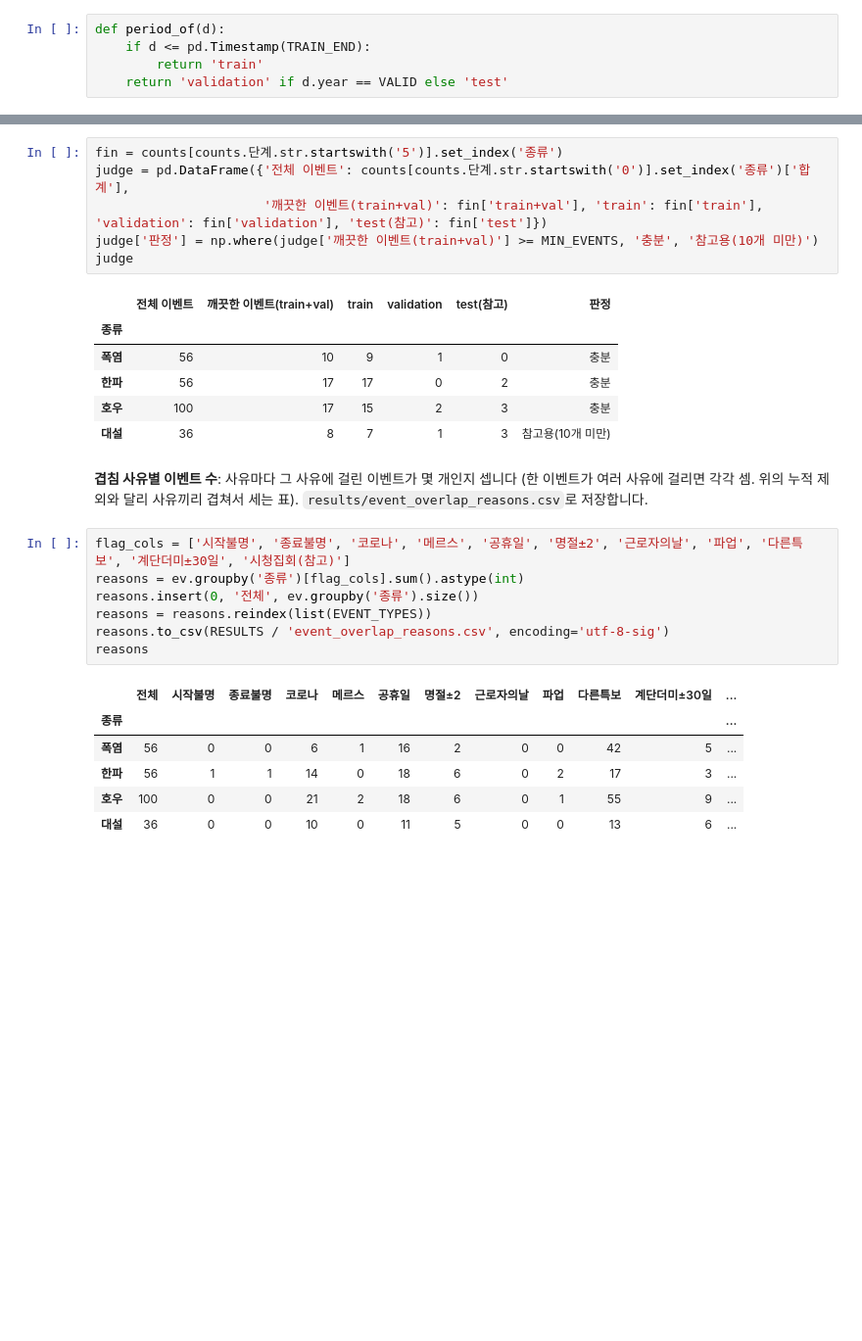
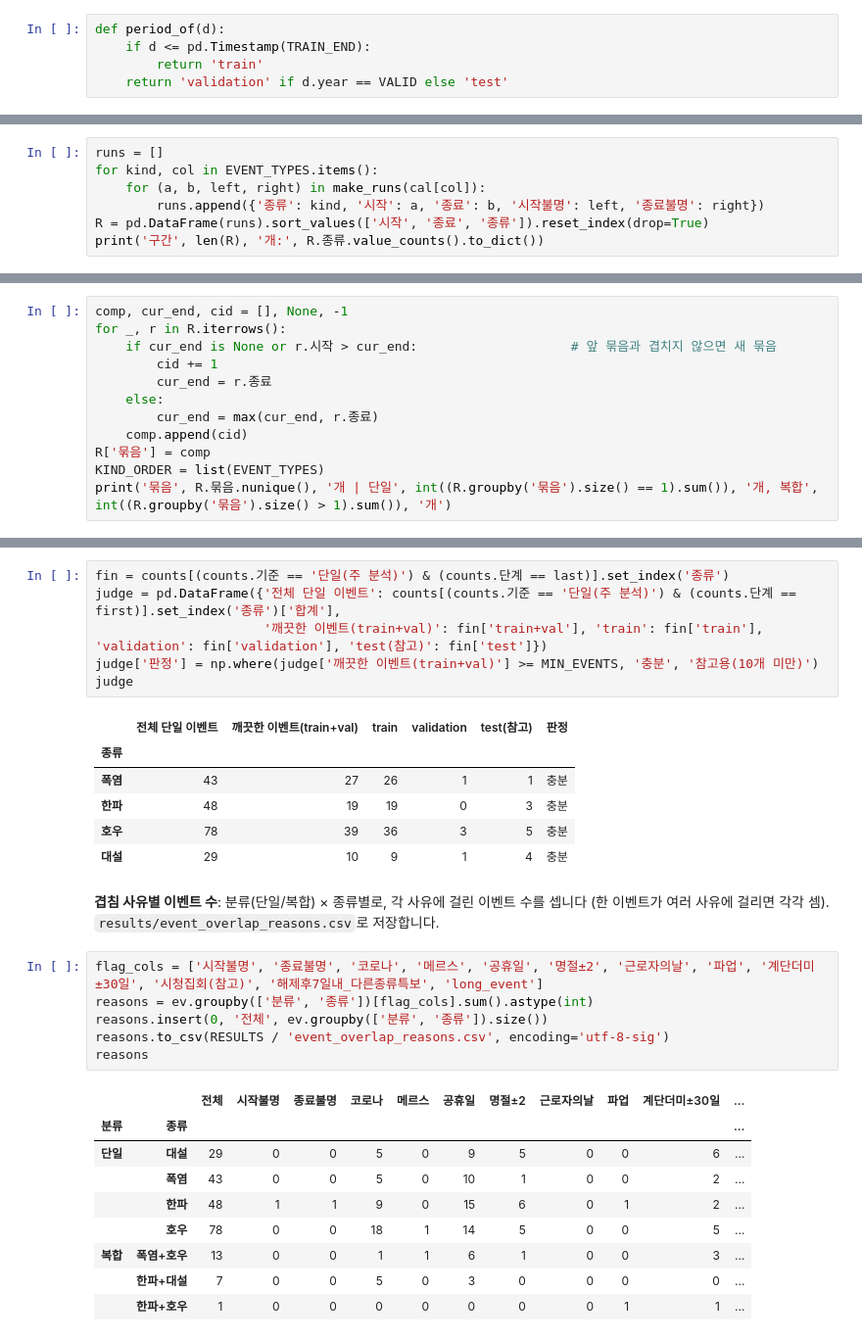
Before and after one commit to Eui-seung/TimeSeries, a Jupyter notebook: notebooks/02_event_counts.ipynb, the cells around one changed output, grey strips where cells are left out. Shown at 98% size. Saved outputs shown, nothing was run; the diff lists cells and outputs as text; blank space fills up the shorter version.

```diff
--- a/notebooks/02_event_counts.ipynb
+++ b/notebooks/02_event_counts.ipynb
@@ -99,0 +106,7 @@ def period_of(d):
+# %%
+runs = []
+for kind, col in EVENT_TYPES.items():
+    for (a, b, left, right) in make_runs(cal[col]):
+        runs.append({'종류': kind, '시작': a, '종료': b, '시작불명': left, '종료불명': right})
+R = pd.DataFrame(runs).sort_values(['시작', '종료', '종류']).reset_index(drop=True)
+print('구간', len(R), '개:', R.종류.value_counts().to_dict())
@@ -99,0 +117,12 @@ def period_of(d):
+# %%
+comp, cur_end, cid = [], None, -1
+for _, r in R.iterrows():
+    if cur_end is None or r.시작 > cur_end:                    # 앞 묶음과 겹치지 않으면 새 묶음
+        cid += 1
+        cur_end = r.종료
+    else:
+        cur_end = max(cur_end, r.종료)
+    comp.append(cid)
+R['묶음'] = comp
+KIND_ORDER = list(EVENT_TYPES)
+print('묶음', R.묶음.nunique(), '개 | 단일', int((R.groupby('묶음').size() == 1).sum()), '개, 복합', int((R.groupby('묶음').size() > 1).sum()), '개')
@@ -213,29 +302,31 @@ show.set_index(['종류', '단계'])
 # %%
-fin = counts[counts.단계.str.startswith('5')].set_index('종류')
-judge = pd.DataFrame({'전체 이벤트': counts[counts.단계.str.startswith('0')].set_index('종류')['합계'],
+fin = counts[(counts.기준 == '단일(주 분석)') & (counts.단계 == last)].set_index('종류')
+judge = pd.DataFrame({'전체 단일 이벤트': counts[(counts.기준 == '단일(주 분석)') & (counts.단계 == first)].set_index('종류')['합계'],
                       '깨끗한 이벤트(train+val)': fin['train+val'], 'train': fin['train'], 'validation': fin['validation'], 'test(참고)': fin['test']})
 judge['판정'] = np.where(judge['깨끗한 이벤트(train+val)'] >= MIN_EVENTS, '충분', '참고용(10개 미만)')
 judge
 # %% [output]
-|  | 전체 이벤트 | 깨끗한 이벤트(train+val) | train | validation | test(참고) | 판정 |
+|  | 전체 단일 이벤트 | 깨끗한 이벤트(train+val) | train | validation | test(참고) | 판정 |
 | 종류 |  |  |  |  |  |  |
-| 폭염 | 56 | 10 | 9 | 1 | 0 | 충분 |
-| 한파 | 56 | 17 | 17 | 0 | 2 | 충분 |
-| 호우 | 100 | 17 | 15 | 2 | 3 | 충분 |
-| 대설 | 36 | 8 | 7 | 1 | 3 | 참고용(10개 미만) |
+| 폭염 | 43 | 27 | 26 | 1 | 1 | 충분 |
+| 한파 | 48 | 19 | 19 | 0 | 3 | 충분 |
+| 호우 | 78 | 39 | 36 | 3 | 5 | 충분 |
+| 대설 | 29 | 10 | 9 | 1 | 4 | 충분 |
 # %% [markdown]
-**겹침 사유별 이벤트 수**: 사유마다 그 사유에 걸린 이벤트가 몇 개인지 셉니다 (한 이벤트가 여러 사유에 걸리면 각각 셈. 위의 누적 제외와 달리 사유끼리 겹쳐서 세는 표). `results/event_overlap_reasons.csv`로 저장합니다.
+**겹침 사유별 이벤트 수**: 분류(단일/복합) × 종류별로, 각 사유에 걸린 이벤트 수를 셉니다 (한 이벤트가 여러 사유에 걸리면 각각 셈). `results/event_overlap_reasons.csv`로 저장합니다.
 # %%
-flag_cols = ['시작불명', '종료불명', '코로나', '메르스', '공휴일', '명절±2', '근로자의날', '파업', '다른특보', '계단더미±30일', '시청집회(참고)']
-reasons = ev.groupby('종류')[flag_cols].sum().astype(int)
-reasons.insert(0, '전체', ev.groupby('종류').size())
-reasons = reasons.reindex(list(EVENT_TYPES))
+flag_cols = ['시작불명', '종료불명', '코로나', '메르스', '공휴일', '명절±2', '근로자의날', '파업', '계단더미±30일', '시청집회(참고)', '해제후7일내_다른종류특보', 'long_event']
+reasons = ev.groupby(['분류', '종류'])[flag_cols].sum().astype(int)
+reasons.insert(0, '전체', ev.groupby(['분류', '종류']).size())
 reasons.to_csv(RESULTS / 'event_overlap_reasons.csv', encoding='utf-8-sig')
 reasons
 # %% [output]
-|  | 전체 | 시작불명 | 종료불명 | 코로나 | 메르스 | 공휴일 | 명절±2 | 근로자의날 | 파업 | 다른특보 | 계단더미±30일 | ... |
-| 종류 |  |  |  |  |  |  |  |  |  |  |  | ... |
-| 폭염 | 56 | 0 | 0 | 6 | 1 | 16 | 2 | 0 | 0 | 42 | 5 | ... |
-| 한파 | 56 | 1 | 1 | 14 | 0 | 18 | 6 | 0 | 2 | 17 | 3 | ... |
-| 호우 | 100 | 0 | 0 | 21 | 2 | 18 | 6 | 0 | 1 | 55 | 9 | ... |
-| 대설 | 36 | 0 | 0 | 10 | 0 | 11 | 5 | 0 | 0 | 13 | 6 | ... |
+|  |  | 전체 | 시작불명 | 종료불명 | 코로나 | 메르스 | 공휴일 | 명절±2 | 근로자의날 | 파업 | 계단더미±30일 | ... |
+| 분류 | 종류 |  |  |  |  |  |  |  |  |  |  | ... |
+| 단일 | 대설 | 29 | 0 | 0 | 5 | 0 | 9 | 5 | 0 | 0 | 6 | ... |
+|  | 폭염 | 43 | 0 | 0 | 5 | 0 | 10 | 1 | 0 | 0 | 2 | ... |
+|  | 한파 | 48 | 1 | 1 | 9 | 0 | 15 | 6 | 0 | 1 | 2 | ... |
+|  | 호우 | 78 | 0 | 0 | 18 | 1 | 14 | 5 | 0 | 0 | 5 | ... |
+| 복합 | 폭염+호우 | 13 | 0 | 0 | 1 | 1 | 6 | 1 | 0 | 0 | 3 | ... |
+|  | 한파+대설 | 7 | 0 | 0 | 5 | 0 | 3 | 0 | 0 | 0 | 0 | ... |
+|  | 한파+호우 | 1 | 0 | 0 | 0 | 0 | 0 | 0 | 0 | 1 | 1 | ... |
```
Also changed, not shown: parts of 34 cells of this notebook, 15 other files.
